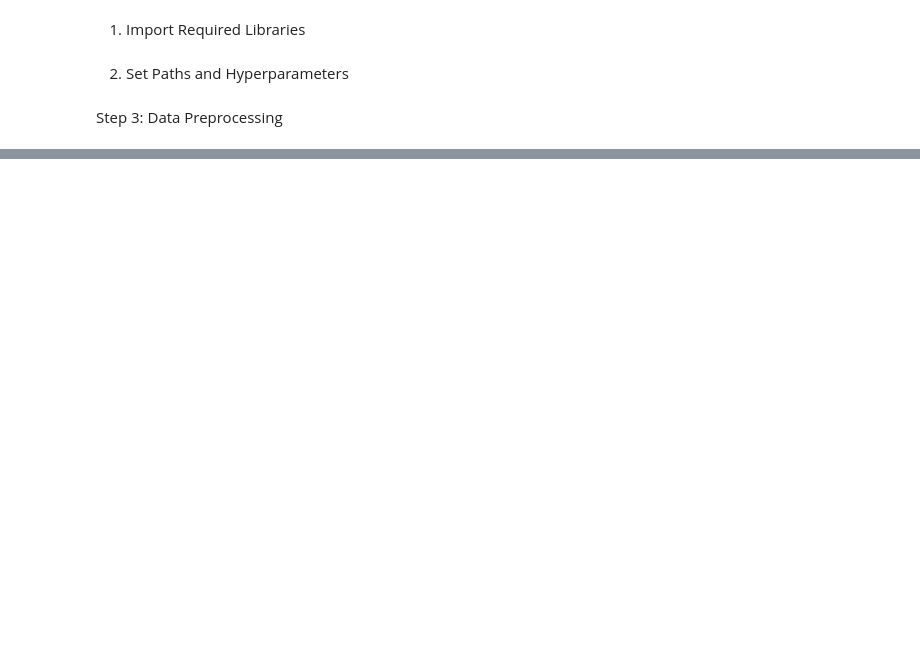
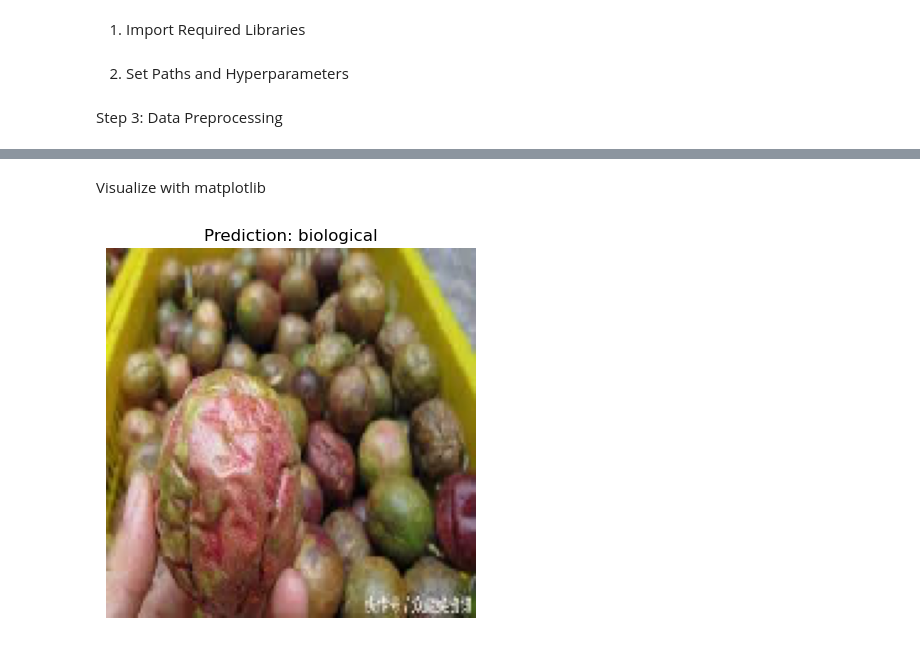
Before and after one commit to rajpati01/EcoWise_v2, a Jupyter notebook: model/waste_model.ipynb, the cells around one changed output, grey strips where cells are left out. Drawn from its saved outputs; the diff is of its cells as text; code cells hidden in the pictures; blank space fills up the shorter version.

Commit message:
feat: Implement waste classification model training pipeline

```diff
--- a/model/waste_model.ipynb
+++ b/model/waste_model.ipynb
@@ -51,0 +169,25 @@ FileNotFoundError: [WinError 3] The system cannot find the path specified: 'data
+# %%
+from tensorflow.keras.models import load_model
+from tensorflow.keras.preprocessing import image
+
+# Load the model
+model = load_model('models/waste_classifier.h5')
+
+# Define image class labels (in same order as training folders)
+class_names = ['battery', 'biological', 'cardboard', 'clothes',
+               'glass', 'metal', 'paper', 'plastic', 'shoes' ,'trash']
+
+# Image path
+img_path = 'data_split/test/biological/biological_108.jpg'
+
+# Load and preprocess image
+img = image.load_img(img_path, target_size=(150, 150))
+img_array = image.img_to_array(img)
+img_array = np.expand_dims(img_array, axis=0) / 255.0  # Normalize same as training
+
+# Predict
+predictions = model.predict(img_array)
+predicted_class = class_names[np.argmax(predictions)]
+
+print(f"🧾 Predicted Class: {predicted_class}")
+print(f"🔢 Probabilities: {dict(zip(class_names, predictions[0]))}")
@@ -51,0 +199,10 @@ FileNotFoundError: [WinError 3] The system cannot find the path specified: 'data
+# %% [markdown]
+Visualize with matplotlib
+# %%
+
+plt.imshow(img)
+plt.title(f"Prediction: {predicted_class}")
+plt.axis('off')
+plt.show()
+# %% [output]
+[figure, added]
```
Also changed, not shown: parts of 14 cells of this notebook.
